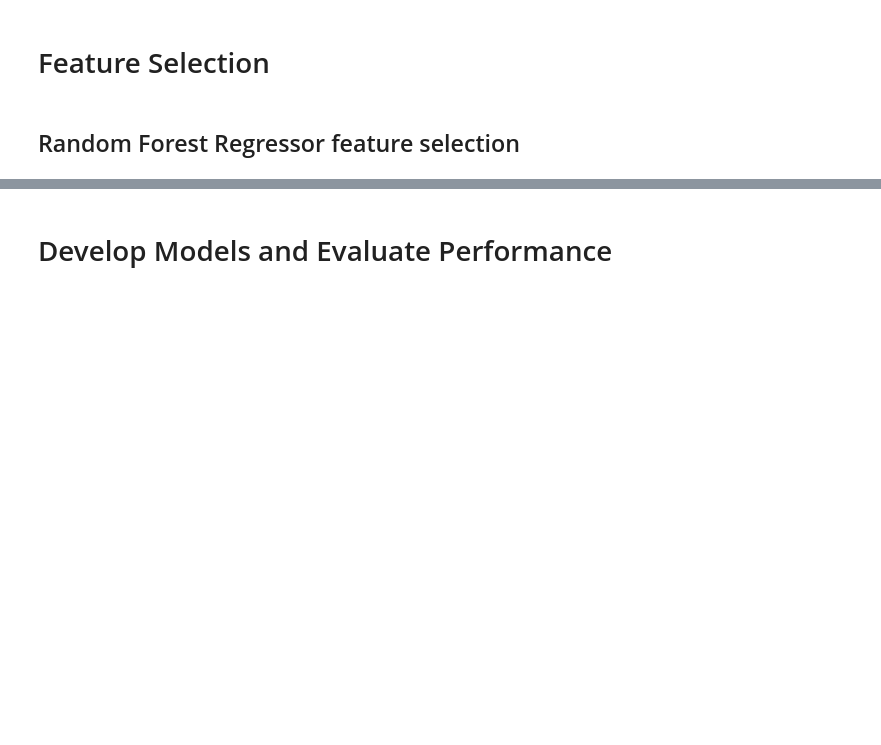
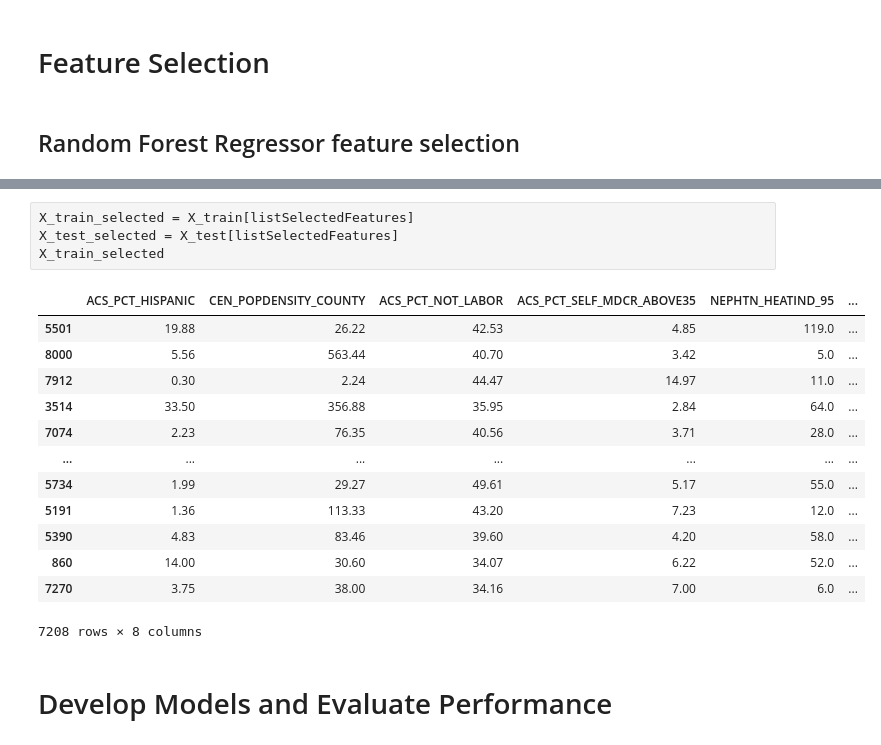
Before and after one commit to SocialHealthAI/SDOH-Models, a Jupyter notebook: Diabetes/CMS_AHRQ_Diabetes.ipynb, the cells around one changed output, grey strips where cells are left out. Saved outputs shown, nothing was run; the diff lists cells and outputs as text; blank space fills up the shorter version.

```diff
--- a/Diabetes/CMS_AHRQ_Diabetes.ipynb
+++ b/Diabetes/CMS_AHRQ_Diabetes.ipynb
@@ -130,3 +112,21 @@ out_features_MutualInformationReg_X()
+# %%
+X_train_selected = X_train[listSelectedFeatures]
+X_test_selected = X_test[listSelectedFeatures]
+X_train_selected
+# %% [output]
+|  | ACS_PCT_HISPANIC | CEN_POPDENSITY_COUNTY | ACS_PCT_NOT_LABOR | ACS_PCT_SELF_MDCR_ABOVE35 | NEPHTN_HEATIND_95 | ... |
+| 5501 | 19.88 | 26.22 | 42.53 | 4.85 | 119.0 | ... |
+| 8000 | 5.56 | 563.44 | 40.70 | 3.42 | 5.0 | ... |
+| 7912 | 0.30 | 2.24 | 44.47 | 14.97 | 11.0 | ... |
+| 3514 | 33.50 | 356.88 | 35.95 | 2.84 | 64.0 | ... |
+| 7074 | 2.23 | 76.35 | 40.56 | 3.71 | 28.0 | ... |
+| ... | ... | ... | ... | ... | ... | ... |
+| 5734 | 1.99 | 29.27 | 49.61 | 5.17 | 55.0 | ... |
+| 5191 | 1.36 | 113.33 | 43.20 | 7.23 | 12.0 | ... |
+| 5390 | 4.83 | 83.46 | 39.60 | 4.20 | 58.0 | ... |
+| 860 | 14.00 | 30.60 | 34.07 | 6.22 | 52.0 | ... |
+| 7270 | 3.75 | 38.00 | 34.16 | 7.00 | 6.0 | ... |
+7208 rows × 8 columns
 # %% [markdown]
 # Develop Models and Evaluate Performance
 # %% [markdown]
```
Also changed, not shown: parts of 4 cells of this notebook, 1 other file.
